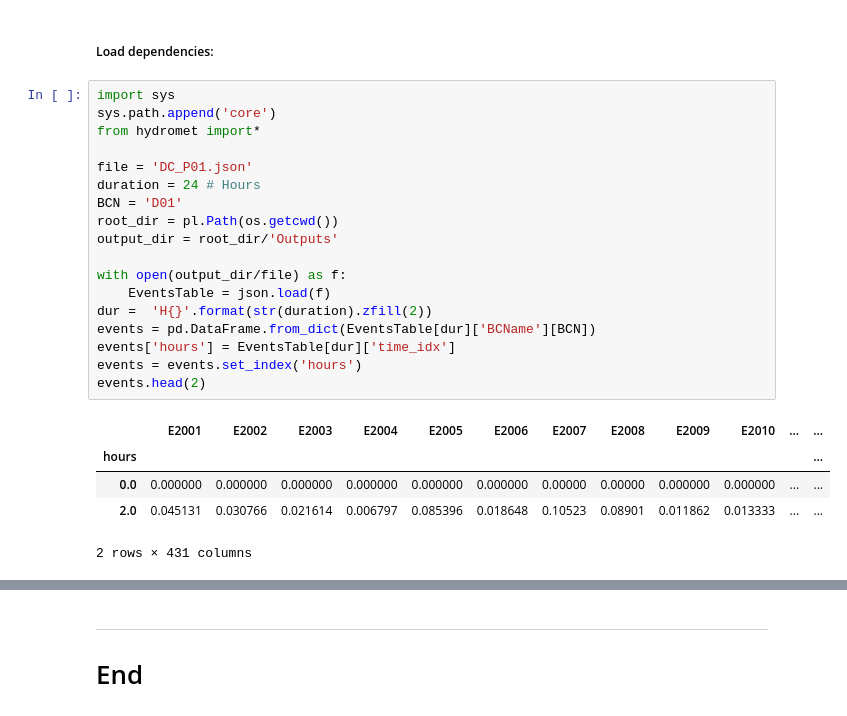
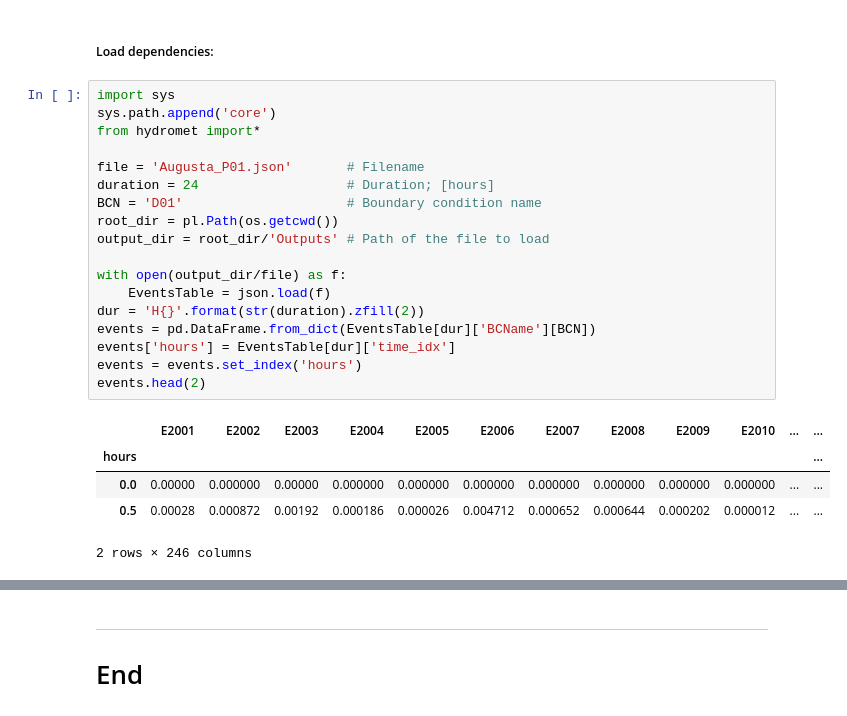
Before and after one commit to Dewberry/pfra-hydromet, a Jupyter notebook: Convolution_Parameters.ipynb, the cells around one changed output, grey strips where cells are left out. Saved outputs shown, nothing was run; the diff lists cells and outputs as text.

```diff
--- a/Convolution_Parameters.ipynb
+++ b/Convolution_Parameters.ipynb
@@ -55,24 +53,24 @@ Where, $T_1$ is the total runoff for curve 1 and is $T_2$ is the total runoff fo
 # %%
 import sys
 sys.path.append('core')
 from hydromet import*
 
-file = 'DC_P01.json'
-duration = 24 # Hours
-BCN = 'D01'
+file = 'Augusta_P01.json'       # Filename
+duration = 24                   # Duration; [hours]
+BCN = 'D01'                     # Boundary condition name
 root_dir = pl.Path(os.getcwd())
-output_dir = root_dir/'Outputs'
+output_dir = root_dir/'Outputs' # Path of the file to load
 
 with open(output_dir/file) as f:
     EventsTable = json.load(f)
-dur =  'H{}'.format(str(duration).zfill(2))
+dur = 'H{}'.format(str(duration).zfill(2))
 events = pd.DataFrame.from_dict(EventsTable[dur]['BCName'][BCN])
 events['hours'] = EventsTable[dur]['time_idx']
 events = events.set_index('hours')
 events.head(2)
 # %% [output]
 |  | E2001 | E2002 | E2003 | E2004 | E2005 | E2006 | E2007 | E2008 | E2009 | E2010 | ... | ... |
 | hours |  |  |  |  |  |  |  |  |  |  |  | ... |
-| 0.0 | 0.000000 | 0.000000 | 0.000000 | 0.000000 | 0.000000 | 0.000000 | 0.00000 | 0.00000 | 0.000000 | 0.000000 | ... | ... |
-| 2.0 | 0.045131 | 0.030766 | 0.021614 | 0.006797 | 0.085396 | 0.018648 | 0.10523 | 0.08901 | 0.011862 | 0.013333 | ... | ... |
+| 0.0 | 0.00000 | 0.000000 | 0.00000 | 0.000000 | 0.000000 | 0.000000 | 0.000000 | 0.000000 | 0.000000 | 0.000000 | ... | ... |
+| 0.5 | 0.00028 | 0.000872 | 0.00192 | 0.000186 | 0.000026 | 0.004712 | 0.000652 | 0.000644 | 0.000202 | 0.000012 | ... | ... |
-2 rows × 431 columns
+2 rows × 246 columns
```
Also changed, not shown: parts of 24 cells of this notebook, 2 other files.
